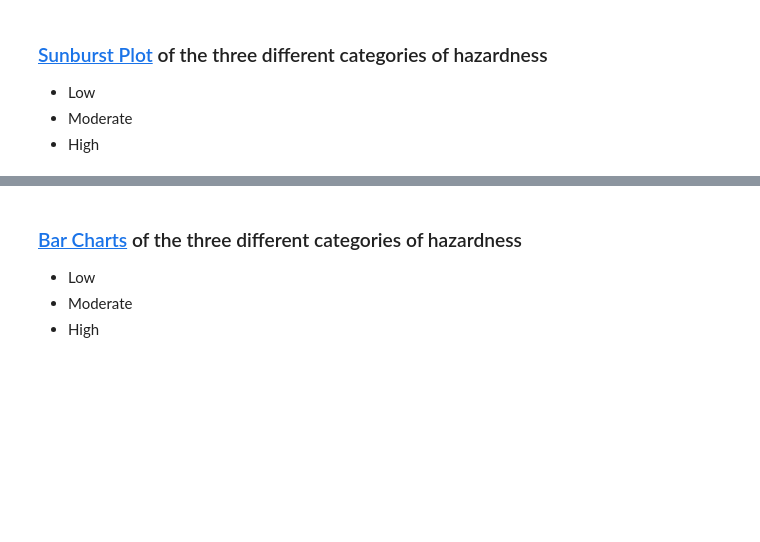
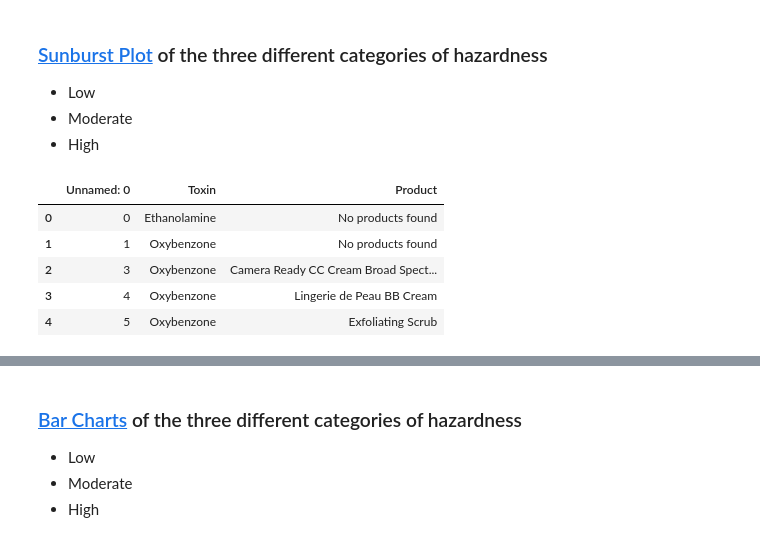
Before and after one commit to mahakanakala/toxins, a Jupyter notebook: notebooks/dynamic_visuals.ipynb, the cells around one changed output, grey strips where cells are left out. Drawn from its saved outputs; the diff is of its cells as text; code cells hidden in the pictures; blank space fills up the shorter version.

```diff
--- a/notebooks/dynamic_visuals.ipynb
+++ b/notebooks/dynamic_visuals.ipynb
@@ -158,18 +155,25 @@ def get_font_prop(font_name):
 # %%
 # read in the three dataframes
 low_hazard_data = pd.read_csv('../data/interim/low_hazard_data.csv')
 mod_hazard_data = pd.read_csv('../data/interim/mod_hazard_data.csv')
 high_hazard_data = pd.read_csv('../data/interim/high_hazard_data.csv')
 
 # concatenate the three dataframes into a single dataframe
 df = pd.concat([low_hazard_data, mod_hazard_data, high_hazard_data])
+df.head()
+# create the sunburst chart
+# fig = px.sunburst(
+#     df,
+#     names='toxic_category',
+#     parents='toxic_chemical',
+#     values='Product'
+# )
 
-# create the sunburst chart
-fig = px.sunburst(
-    df,
-    names='toxic_category',
-    parents='toxic_chemical',
-    values='Product'
-)
-
-fig.show()
+# fig.show()
+# %% [output]
+|  | Unnamed: 0 | Toxin | Product |
+| 0 | 0 | Ethanolamine | No products found |
+| 1 | 1 | Oxybenzone | No products found |
+| 2 | 3 | Oxybenzone | Camera Ready CC Cream Broad Spect... |
+| 3 | 4 | Oxybenzone | Lingerie de Peau BB Cream |
+| 4 | 5 | Oxybenzone | Exfoliating Scrub |
```
Also changed, not shown: parts of 19 cells of this notebook, 12 other files.
